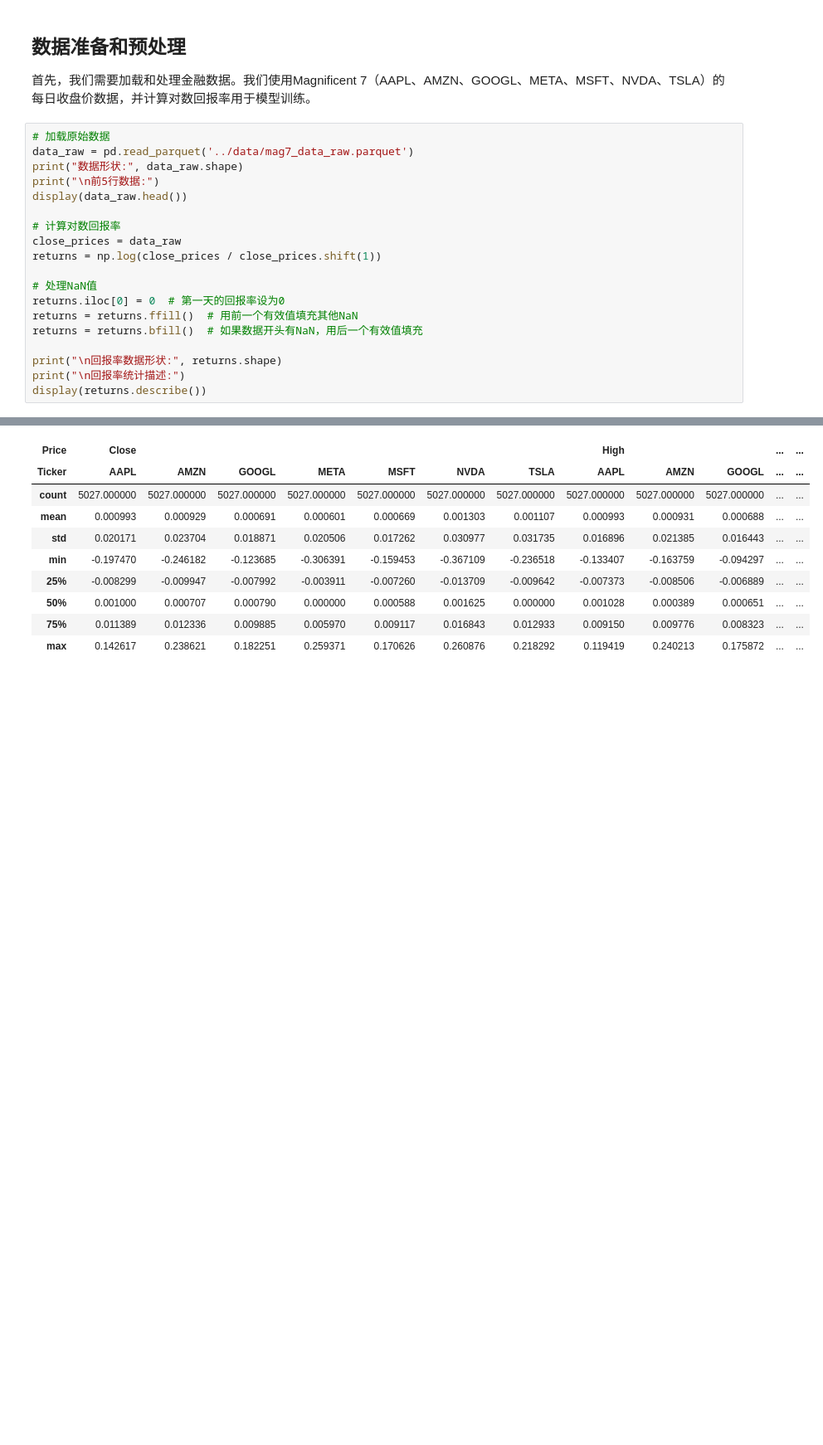
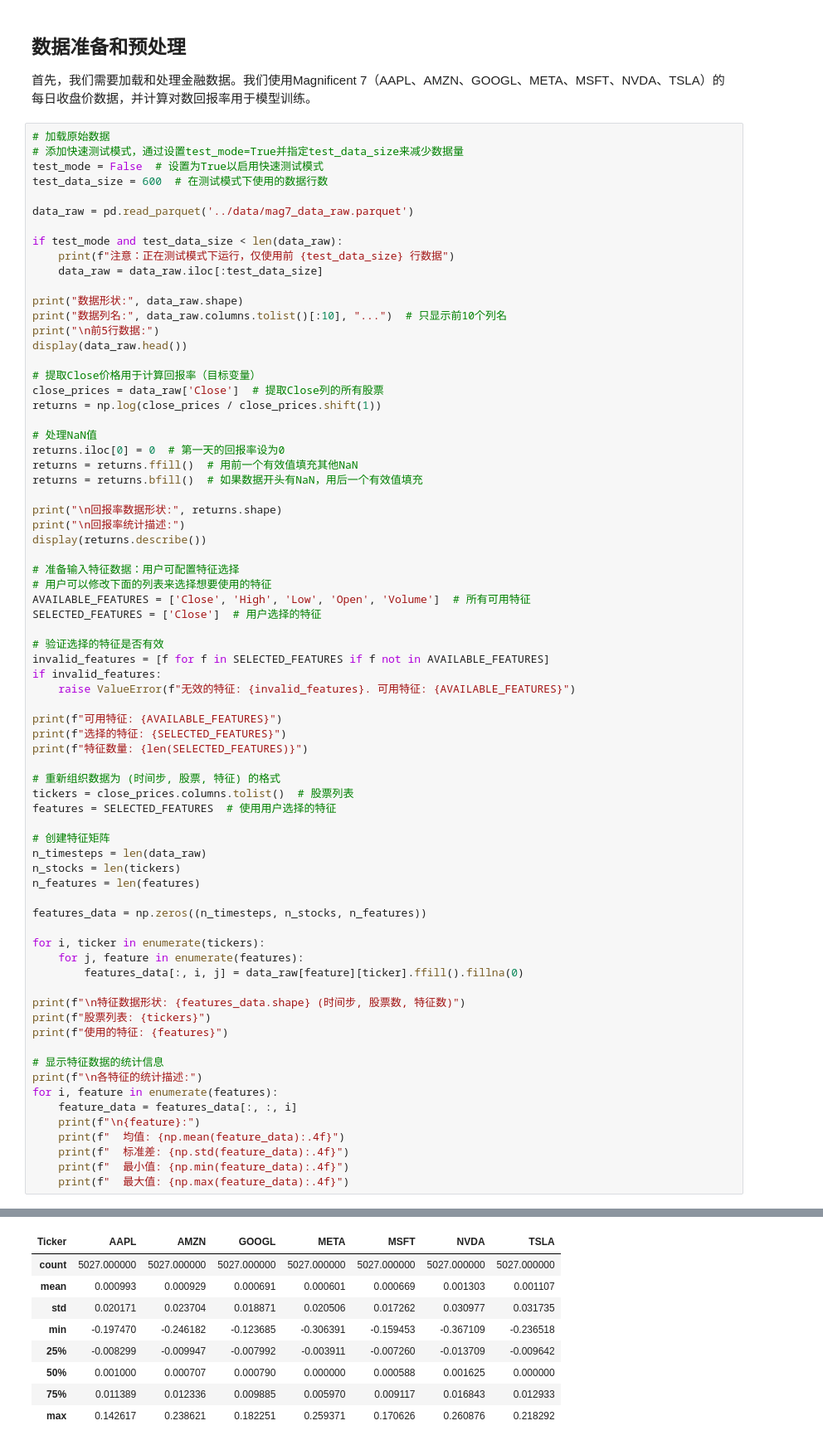
Before and after one commit to zhangmaosen/xiaojiucai, a Jupyter notebook: notebooks/timesfm_portfolio_optimization.ipynb, the cells around one changed output, grey strips where cells are left out. Shown at 83% size. Drawn from its saved outputs; the diff is of its cells as text; blank space fills up the shorter version.

```diff
--- a/notebooks/timesfm_portfolio_optimization.ipynb
+++ b/notebooks/timesfm_portfolio_optimization.ipynb
@@ -49,13 +64,23 @@ print(f"使用设备: {device}")
 首先，我们需要加载和处理金融数据。我们使用Magnificent 7（AAPL、AMZN、GOOGL、META、MSFT、NVDA、TSLA）的每日收盘价数据，并计算对数回报率用于模型训练。
 # %%
 # 加载原始数据
+# 添加快速测试模式，通过设置test_mode=True并指定test_data_size来减少数据量
+test_mode = False  # 设置为True以启用快速测试模式
+test_data_size = 600  # 在测试模式下使用的数据行数
+
 data_raw = pd.read_parquet('../data/mag7_data_raw.parquet')
+
+if test_mode and test_data_size < len(data_raw):
+    print(f"注意：正在测试模式下运行，仅使用前 {test_data_size} 行数据")
+    data_raw = data_raw.iloc[:test_data_size]
+
 print("数据形状:", data_raw.shape)
+print("数据列名:", data_raw.columns.tolist()[:10], "...")  # 只显示前10个列名
 print("\n前5行数据:")
 display(data_raw.head())
 
-# 计算对数回报率
-close_prices = data_raw
+# 提取Close价格用于计算回报率（目标变量）
+close_prices = data_raw['Close']  # 提取Close列的所有股票
 returns = np.log(close_prices / close_prices.shift(1))
 
 # 处理NaN值
@@ -66,5 +91,48 @@ returns = returns.bfill()  # 如果数据开头有NaN，用后一个有效值填
 print("\n回报率数据形状:", returns.shape)
 print("\n回报率统计描述:")
 display(returns.describe())
+
+# 准备输入特征数据：用户可配置特征选择
+# 用户可以修改下面的列表来选择想要使用的特征
+AVAILABLE_FEATURES = ['Close', 'High', 'Low', 'Open', 'Volume']  # 所有可用特征
+SELECTED_FEATURES = ['Close']  # 用户选择的特征
+
+# 验证选择的特征是否有效
+invalid_features = [f for f in SELECTED_FEATURES if f not in AVAILABLE_FEATURES]
+if invalid_features:
+    raise ValueError(f"无效的特征: {invalid_features}. 可用特征: {AVAILABLE_FEATURES}")
+
+print(f"可用特征: {AVAILABLE_FEATURES}")
+print(f"选择的特征: {SELECTED_FEATURES}")
+print(f"特征数量: {len(SELECTED_FEATURES)}")
+
+# 重新组织数据为 (时间步, 股票, 特征) 的格式
+tickers = close_prices.columns.tolist()  # 股票列表
+features = SELECTED_FEATURES  # 使用用户选择的特征
+
+# 创建特征矩阵
+n_timesteps = len(data_raw)
+n_stocks = len(tickers)
+n_features = len(features)
+
+features_data = np.zeros((n_timesteps, n_stocks, n_features))
+
+for i, ticker in enumerate(tickers):
+    for j, feature in enumerate(features):
+        features_data[:, i, j] = data_raw[feature][ticker].ffill().fillna(0)
+
+print(f"\n特征数据形状: {features_data.shape} (时间步, 股票数, 特征数)")
+print(f"股票列表: {tickers}")
+print(f"使用的特征: {features}")
+
+# 显示特征数据的统计信息
+print(f"\n各特征的统计描述:")
+for i, feature in enumerate(features):
+    feature_data = features_data[:, :, i]
+    print(f"\n{feature}:")
+    print(f"  均值: {np.mean(feature_data):.4f}")
+    print(f"  标准差: {np.std(feature_data):.4f}")
+    print(f"  最小值: {np.min(feature_data):.4f}")
+    print(f"  最大值: {np.max(feature_data):.4f}")
 # %% [output]
 数据形状: (5027, 35)
@@ -83,12 +152,11 @@ display(returns.describe())
 
 回报率统计描述:
-| Price | Close |  |  |  |  |  |  | High |  |  | ... | ... |
-| Ticker | AAPL | AMZN | GOOGL | META | MSFT | NVDA | TSLA | AAPL | AMZN | GOOGL | ... | ... |
-| count | 5027.000000 | 5027.000000 | 5027.000000 | 5027.000000 | 5027.000000 | 5027.000000 | 5027.000000 | 5027.000000 | 5027.000000 | 5027.000000 | ... | ... |
-| mean | 0.000993 | 0.000929 | 0.000691 | 0.000601 | 0.000669 | 0.001303 | 0.001107 | 0.000993 | 0.000931 | 0.000688 | ... | ... |
-| std | 0.020171 | 0.023704 | 0.018871 | 0.020506 | 0.017262 | 0.030977 | 0.031735 | 0.016896 | 0.021385 | 0.016443 | ... | ... |
-| min | -0.197470 | -0.246182 | -0.123685 | -0.306391 | -0.159453 | -0.367109 | -0.236518 | -0.133407 | -0.163759 | -0.094297 | ... | ... |
-| 25% | -0.008299 | -0.009947 | -0.007992 | -0.003911 | -0.007260 | -0.013709 | -0.009642 | -0.007373 | -0.008506 | -0.006889 | ... | ... |
-| 50% | 0.001000 | 0.000707 | 0.000790 | 0.000000 | 0.000588 | 0.001625 | 0.000000 | 0.001028 | 0.000389 | 0.000651 | ... | ... |
-| 75% | 0.011389 | 0.012336 | 0.009885 | 0.005970 | 0.009117 | 0.016843 | 0.012933 | 0.009150 | 0.009776 | 0.008323 | ... | ... |
-| max | 0.142617 | 0.238621 | 0.182251 | 0.259371 | 0.170626 | 0.260876 | 0.218292 | 0.119419 | 0.240213 | 0.175872 | ... | ... |
+| Ticker | AAPL | AMZN | GOOGL | META | MSFT | NVDA | TSLA |
+| count | 5027.000000 | 5027.000000 | 5027.000000 | 5027.000000 | 5027.000000 | 5027.000000 | 5027.000000 |
+| mean | 0.000993 | 0.000929 | 0.000691 | 0.000601 | 0.000669 | 0.001303 | 0.001107 |
+| std | 0.020171 | 0.023704 | 0.018871 | 0.020506 | 0.017262 | 0.030977 | 0.031735 |
+| min | -0.197470 | -0.246182 | -0.123685 | -0.306391 | -0.159453 | -0.367109 | -0.236518 |
+| 25% | -0.008299 | -0.009947 | -0.007992 | -0.003911 | -0.007260 | -0.013709 | -0.009642 |
+| 50% | 0.001000 | 0.000707 | 0.000790 | 0.000000 | 0.000588 | 0.001625 | 0.000000 |
+| 75% | 0.011389 | 0.012336 | 0.009885 | 0.005970 | 0.009117 | 0.016843 | 0.012933 |
+| max | 0.142617 | 0.238621 | 0.182251 | 0.259371 | 0.170626 | 0.260876 | 0.218292 |
```
Also changed, not shown: parts of 16 cells of this notebook.
